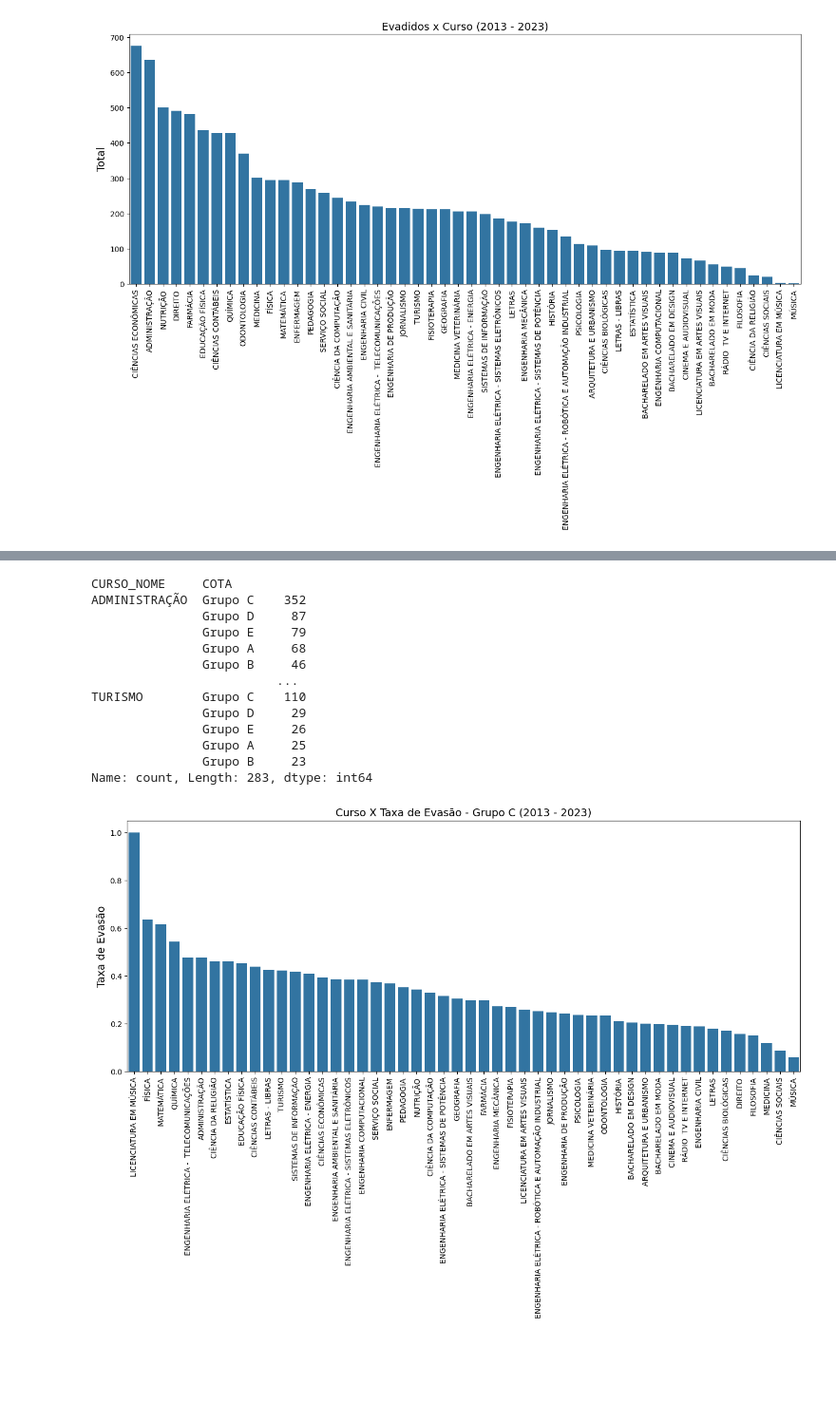
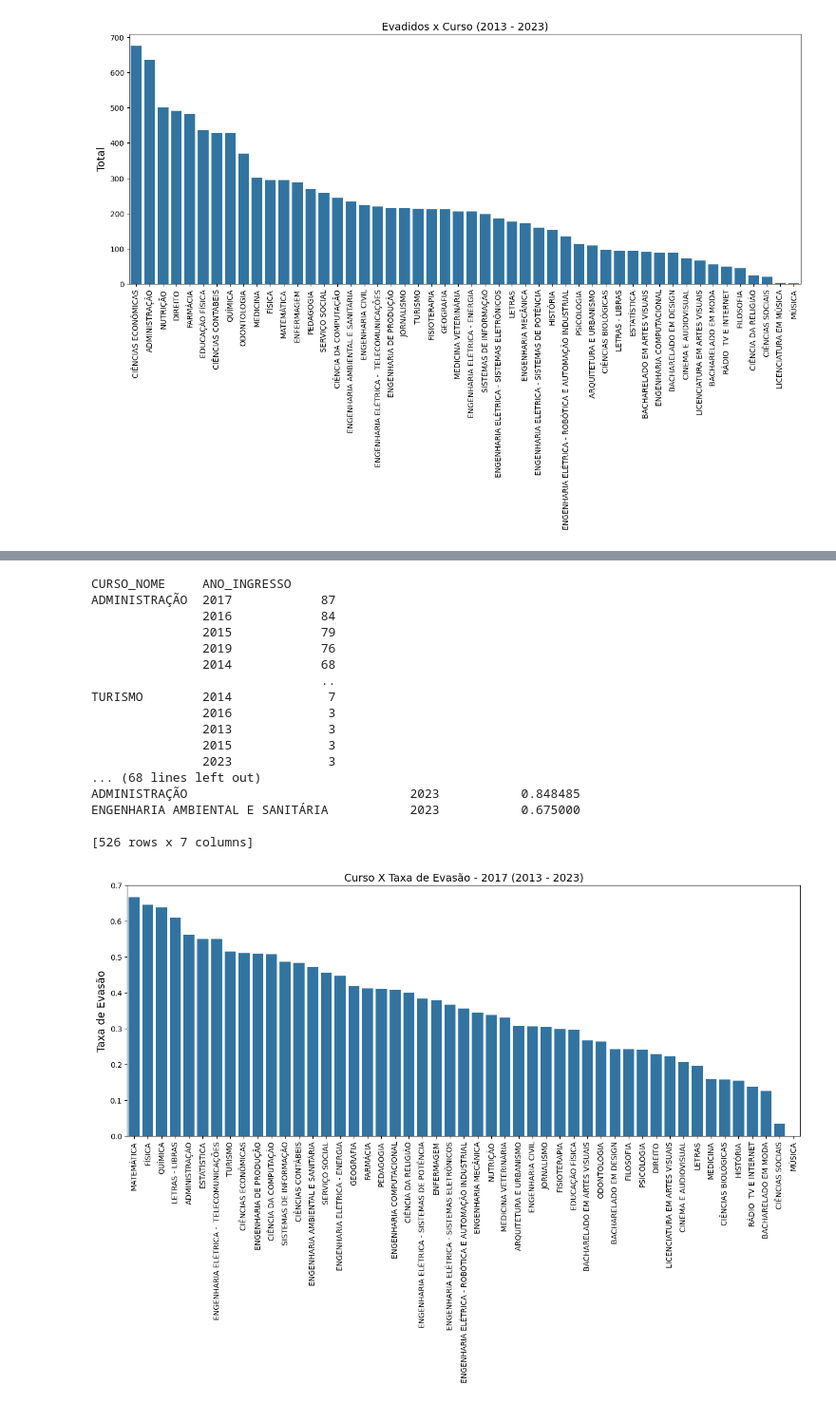
Before and after one commit to heliomacedofilho/projetos-do-bootcamp-analise-de-dados-enap-2023, a Jupyter notebook: analise_da_evasao_estudantil/projeto_final.ipynb, the cells around one changed output, grey strips where cells are left out. Shown at 95% size. Drawn from its saved outputs; the diff is of its cells as text; code cells hidden in the pictures; blank space fills up the shorter version.

```diff
--- a/analise_da_evasao_estudantil/projeto_final.ipynb
+++ b/analise_da_evasao_estudantil/projeto_final.ipynb
@@ -253,8 +257,8 @@ Name: count, Length: 99, dtype: int64
 # de evasão de acordo com o grupo de cotas escolhido.
 
 def evasao_por_grupo(d, grupo):
-    d = evadido_vs_ingressante_por_filtro(d, 'COTA')
-    filtro_por_grupo = d.loc[d.index.get_level_values('COTA') == grupo]
+    d = evadido_vs_ingressante_por_filtro(d, 'ANO_INGRESSO')
+    filtro_por_grupo = d.loc[d.index.get_level_values('ANO_INGRESSO') == grupo]
     ordena_por_evasao = filtro_por_grupo.sort_values(by=['pct_evasao'], ascending=False)
     plot_grafico(ordena_por_evasao.index.get_level_values('CURSO_NOME'),
                 ordena_por_evasao['pct_evasao'], grupo)
@@ -270,22 +274,26 @@ def plot_grafico(x, y, grupo):
     plt.xticks(rotation=90)
     plt.show()
 # %%
-evasao_por_grupo(df_ingressantes_apos_2012, 'Grupo C')
+evasao_por_grupo(df_ingressantes_apos_2012, 2017)
 # %% [output]
-CURSO_NOME     COTA
-ADMINISTRAÇÃO  Grupo C    352
-               Grupo D     87
-               Grupo E     79
-               Grupo A     68
-               Grupo B     46
-                         ...
-TURISMO        Grupo C    110
-               Grupo D     29
-               Grupo E     26
-               Grupo A     25
-               Grupo B     23
-Name: count, Length: 283, dtype: int64
+CURSO_NOME     ANO_INGRESSO
+ADMINISTRAÇÃO  2017            87
+               2016            84
+               2015            79
+               2019            76
+               2014            68
+                               ..
+TURISMO        2014             7
+               2016             3
+               2013             3
+               2015             3
+               2023             3
+... (68 lines left out)
+ADMINISTRAÇÃO                              2023           0.848485
+ENGENHARIA AMBIENTAL E SANITÁRIA           2023           0.675000
+
+[526 rows x 7 columns]
-[figure, old version]
+[figure, new version]
 # %%
 def qtt_evadidos_por_sexo(df_ingressantes_apos_2012, filtro, sexo):
     df = df_ingressantes_apos_2012.loc[df_ingressantes_apos_2012['SITUACAO'] == 'Evadido']
```
Also changed, not shown: parts of 30 cells of this notebook.
